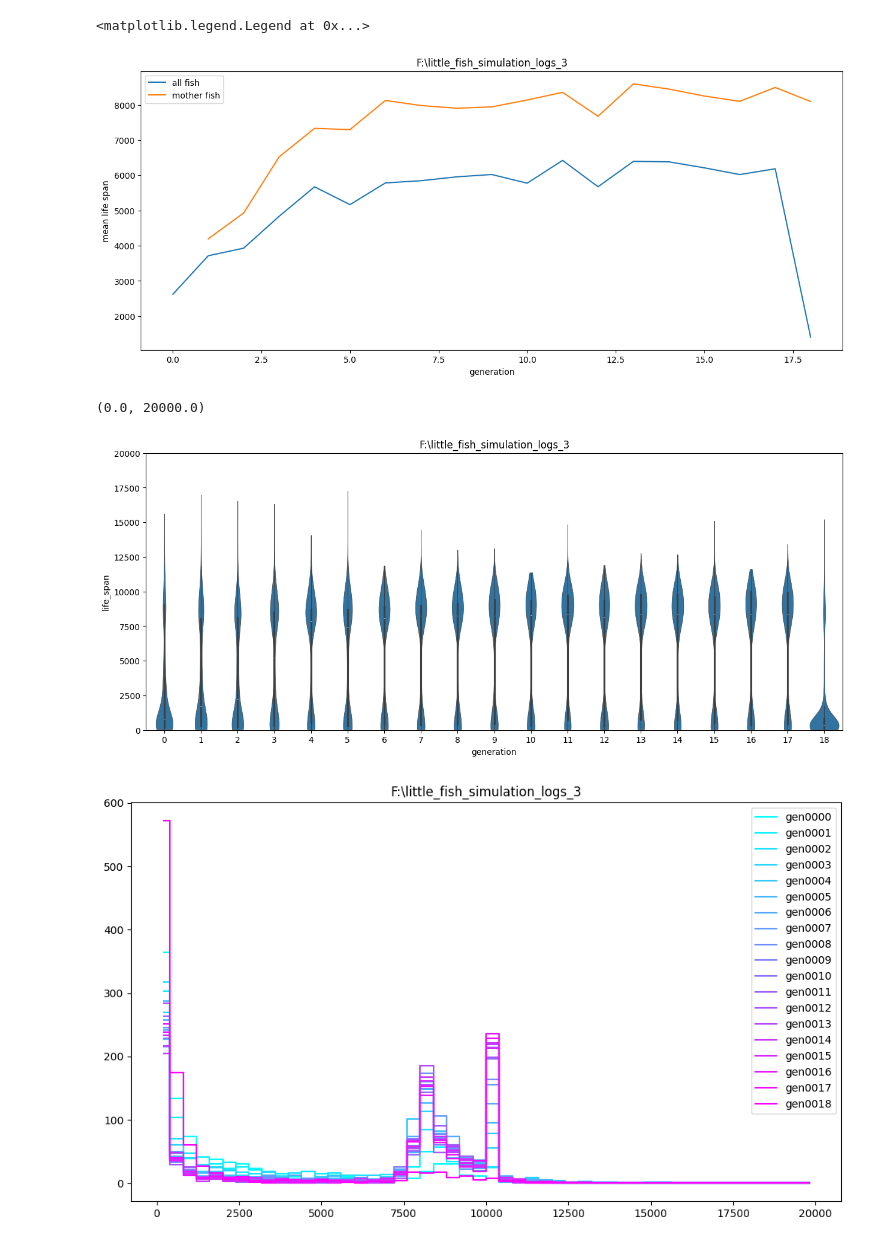
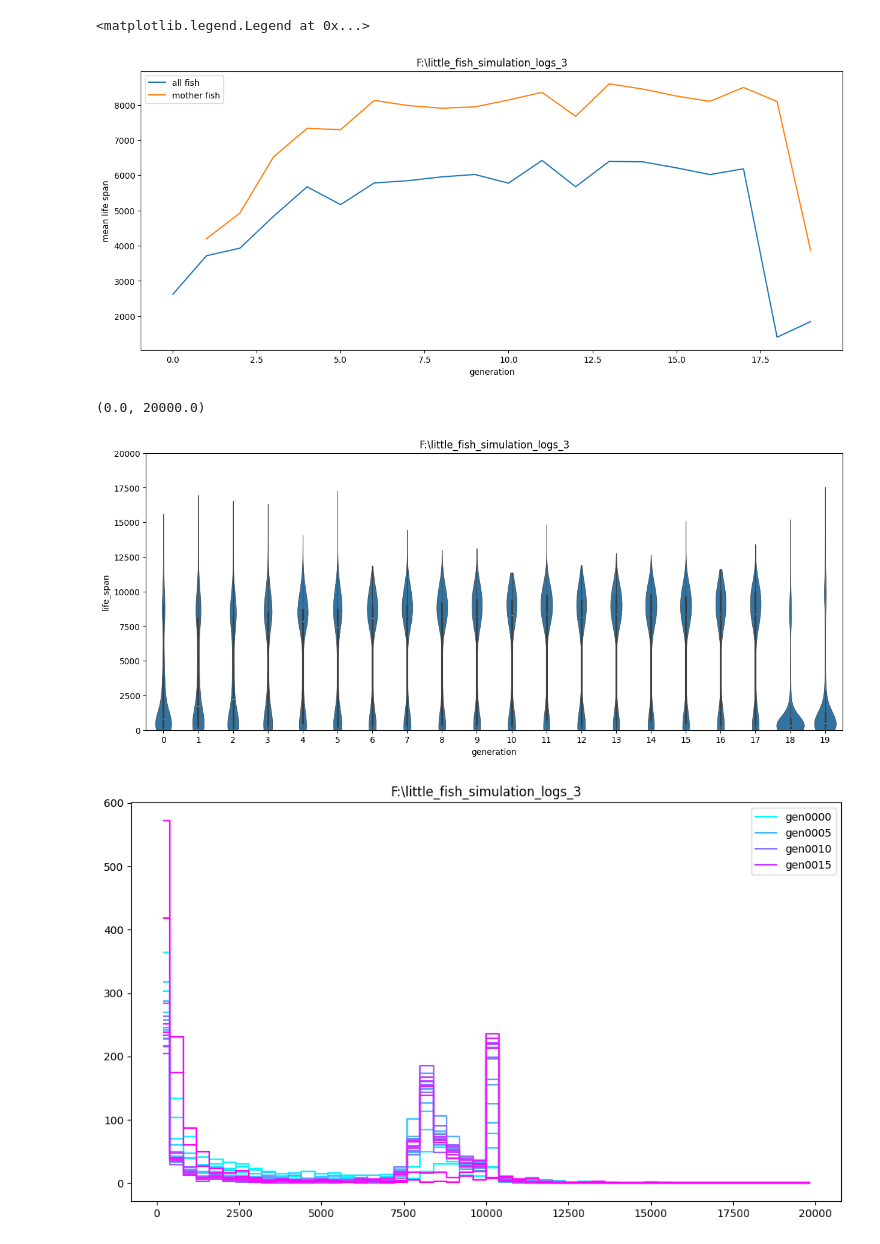
Before and after one commit to zhuangjun1981/littlefish, a Jupyter notebook: littlefish/scripts/for_visualization/010_evolution_life_spans_sim_3.ipynb, the cells around one changed output. Saved outputs shown, nothing was run; the diff lists cells and outputs as text; code cells hidden in the pictures.

Commit message:
More visualization

```diff
--- a/littlefish/scripts/for_visualization/010_evolution_life_spans_sim_3.ipynb
+++ b/littlefish/scripts/for_visualization/010_evolution_life_spans_sim_3.ipynb
@@ -6,7 +6,7 @@ import numpy as np
 # %%
 simulation_folder = r"F:\little_fish_simulation_logs_3"
 min_generation = 0
-max_generation = 18
+max_generation = 19
 
 population_size = 1000
 turnover_rate = 0.6
@@ -72,7 +73,7 @@ ax.set_title(simulation_folder)
 ax.legend()
 # %% [output]
 <matplotlib.legend.Legend at 0x...>
-[figure, old version]
+[figure, new version]
 # %%
 f, ax = plt.subplots(figsize=(15, 6))
 ax.set_title(simulation_folder)
@@ -82,14 +83,14 @@ sns.violinplot(
 ax.set_ylim([0, 20000])
 # %% [output]
 (0.0, 20000.0)
-[figure, old version]
+[figure, new version]
 # %%
 f, ax = plt.subplots(figsize=(10, 6))
 ax.set_title(simulation_folder)
 plotting.plot_simulation_life_spans(
-    life_span_df, ax, max_life_span=20000, bins=50,
+    life_span_df, ax, max_life_span=20000, bins=50, legend_gap=5,
 )
 ax.legend()
 plt.tight_layout()
 # %% [output]
-[figure, old version]
+[figure, new version]
```
Also changed, not shown: parts of 2 cells of this notebook, 2 other files.
